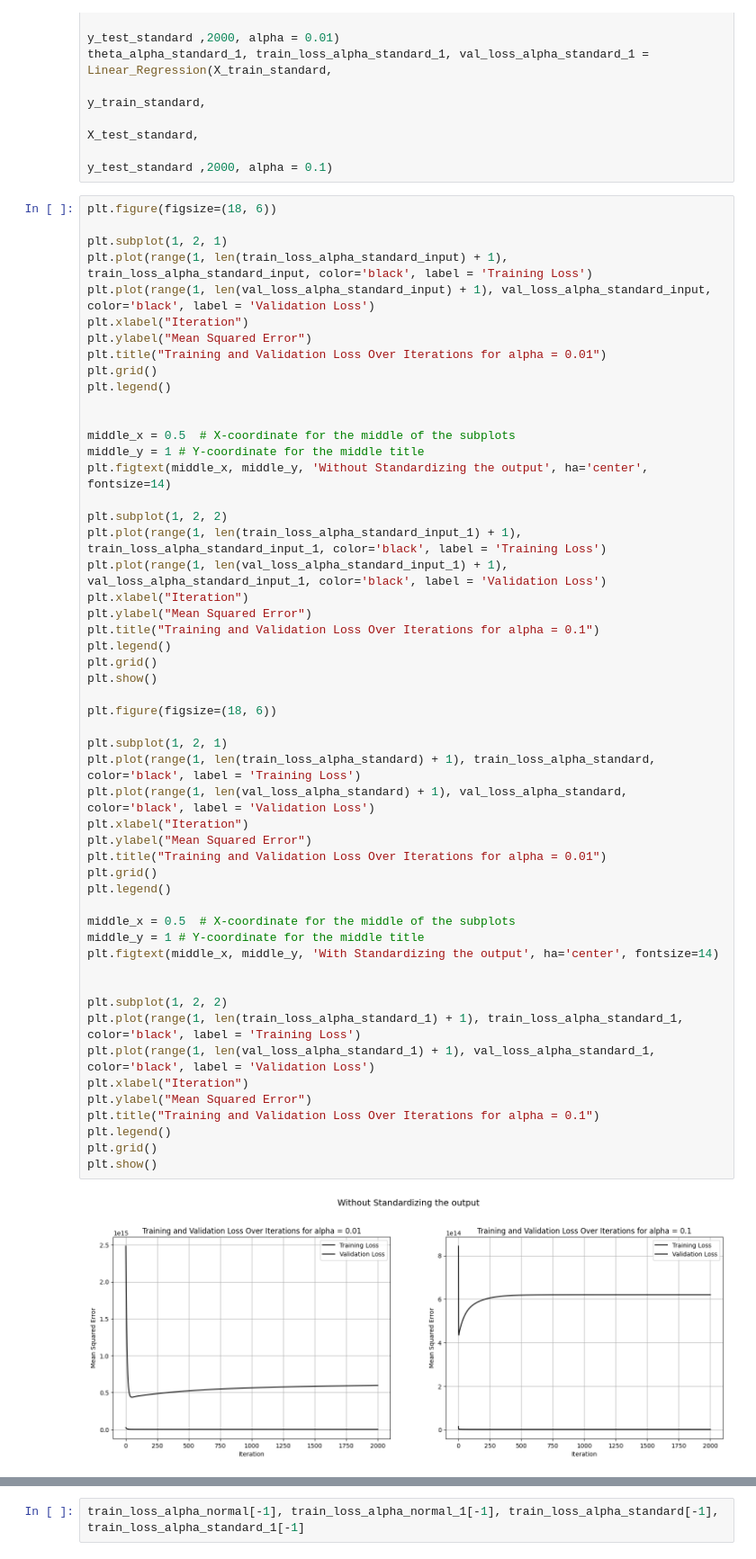
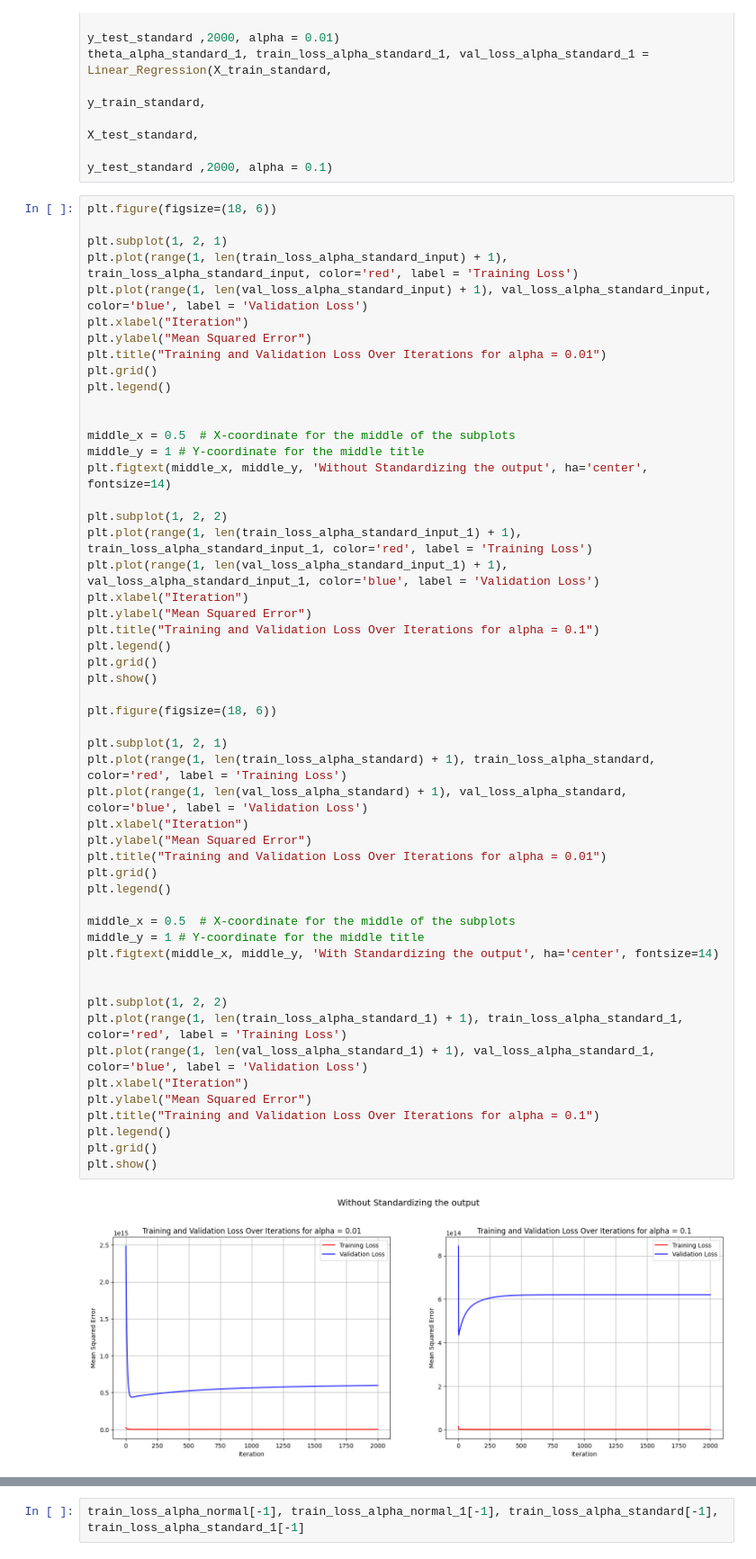
Before and after one commit to sirlapat/ML_Assignment1, a Jupyter notebook: ML_A2.ipynb, the cells around one changed output, grey strips where cells are left out. Shown at 90% size. Cells and saved outputs as stored; diff of their text form.

```diff
--- a/ML_A2.ipynb
+++ b/ML_A2.ipynb
@@ -378,8 +378,8 @@ theta_alpha_standard_1, train_loss_alpha_standard_1, val_loss_alpha_standard_1 =
 plt.figure(figsize=(18, 6))
 
 plt.subplot(1, 2, 1)
-plt.plot(range(1, len(train_loss_alpha_standard_input) + 1), train_loss_alpha_standard_input, color='black', label = 'Training Loss')
-plt.plot(range(1, len(val_loss_alpha_standard_input) + 1), val_loss_alpha_standard_input, color='black', label = 'Validation Loss')
+plt.plot(range(1, len(train_loss_alpha_standard_input) + 1), train_loss_alpha_standard_input, color='red', label = 'Training Loss')
+plt.plot(range(1, len(val_loss_alpha_standard_input) + 1), val_loss_alpha_standard_input, color='blue', label = 'Validation Loss')
 plt.xlabel("Iteration")
 plt.ylabel("Mean Squared Error")
 plt.title("Training and Validation Loss Over Iterations for alpha = 0.01")
@@ -392,39 +392,39 @@ middle_y = 1 # Y-coordinate for the middle title
 plt.figtext(middle_x, middle_y, 'Without Standardizing the output', ha='center', fontsize=14)
 
 plt.subplot(1, 2, 2)
-plt.plot(range(1, len(train_loss_alpha_standard_input_1) + 1), train_loss_alpha_standard_input_1, color='black', label = 'Training Loss')
-plt.plot(range(1, len(val_loss_alpha_standard_input_1) + 1), val_loss_alpha_standard_input_1, color='black', label = 'Validation Loss')
+plt.plot(range(1, len(train_loss_alpha_standard_input_1) + 1), train_loss_alpha_standard_input_1, color='red', label = 'Training Loss')
+plt.plot(range(1, len(val_loss_alpha_standard_input_1) + 1), val_loss_alpha_standard_input_1, color='blue', label = 'Validation Loss')
 plt.xlabel("Iteration")
 plt.ylabel("Mean Squared Error")
 plt.title("Training and Validation Loss Over Iterations for alpha = 0.1")
 plt.legend()
 plt.grid()
 plt.show()
 
 plt.figure(figsize=(18, 6))
 
 plt.subplot(1, 2, 1)
-plt.plot(range(1, len(train_loss_alpha_standard) + 1), train_loss_alpha_standard, color='black', label = 'Training Loss')
-plt.plot(range(1, len(val_loss_alpha_standard) + 1), val_loss_alpha_standard, color='black', label = 'Validation Loss')
+plt.plot(range(1, len(train_loss_alpha_standard) + 1), train_loss_alpha_standard, color='red', label = 'Training Loss')
+plt.plot(range(1, len(val_loss_alpha_standard) + 1), val_loss_alpha_standard, color='blue', label = 'Validation Loss')
 plt.xlabel("Iteration")
 plt.ylabel("Mean Squared Error")
 plt.title("Training and Validation Loss Over Iterations for alpha = 0.01")
 plt.grid()
 plt.legend()
 
 middle_x = 0.5  # X-coordinate for the middle of the subplots
 middle_y = 1 # Y-coordinate for the middle title
 plt.figtext(middle_x, middle_y, 'With Standardizing the output', ha='center', fontsize=14)
 
 
 plt.subplot(1, 2, 2)
-plt.plot(range(1, len(train_loss_alpha_standard_1) + 1), train_loss_alpha_standard_1, color='black', label = 'Training Loss')
-plt.plot(range(1, len(val_loss_alpha_standard_1) + 1), val_loss_alpha_standard_1, color='black', label = 'Validation Loss')
+plt.plot(range(1, len(train_loss_alpha_standard_1) + 1), train_loss_alpha_standard_1, color='red', label = 'Training Loss')
+plt.plot(range(1, len(val_loss_alpha_standard_1) + 1), val_loss_alpha_standard_1, color='blue', label = 'Validation Loss')
 plt.xlabel("Iteration")
 plt.ylabel("Mean Squared Error")
 plt.title("Training and Validation Loss Over Iterations for alpha = 0.1")
 plt.legend()
 plt.grid()
 plt.show()
 # %% [output]
-[figure, old version]
+[figure, new version]
```
Also changed, not shown: parts of 8 cells of this notebook.
